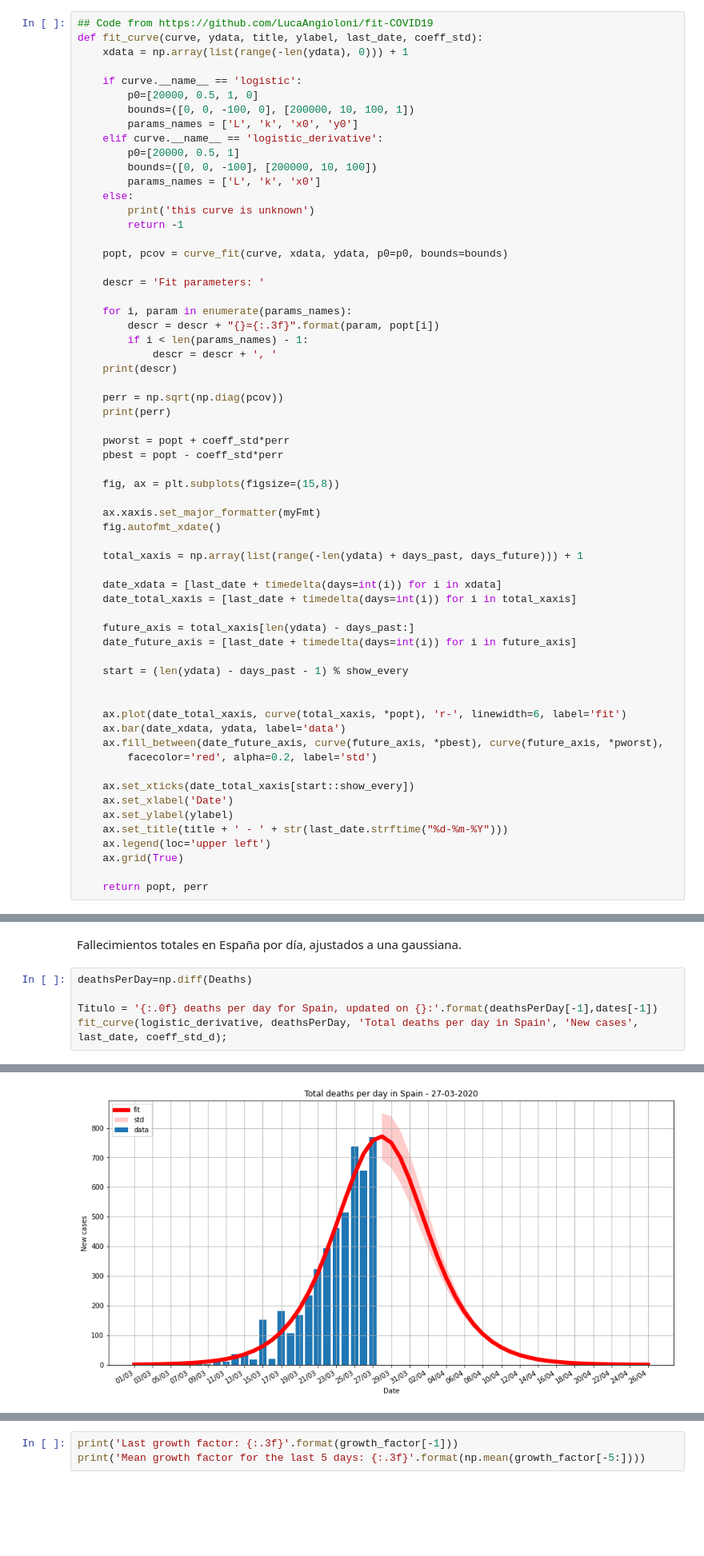
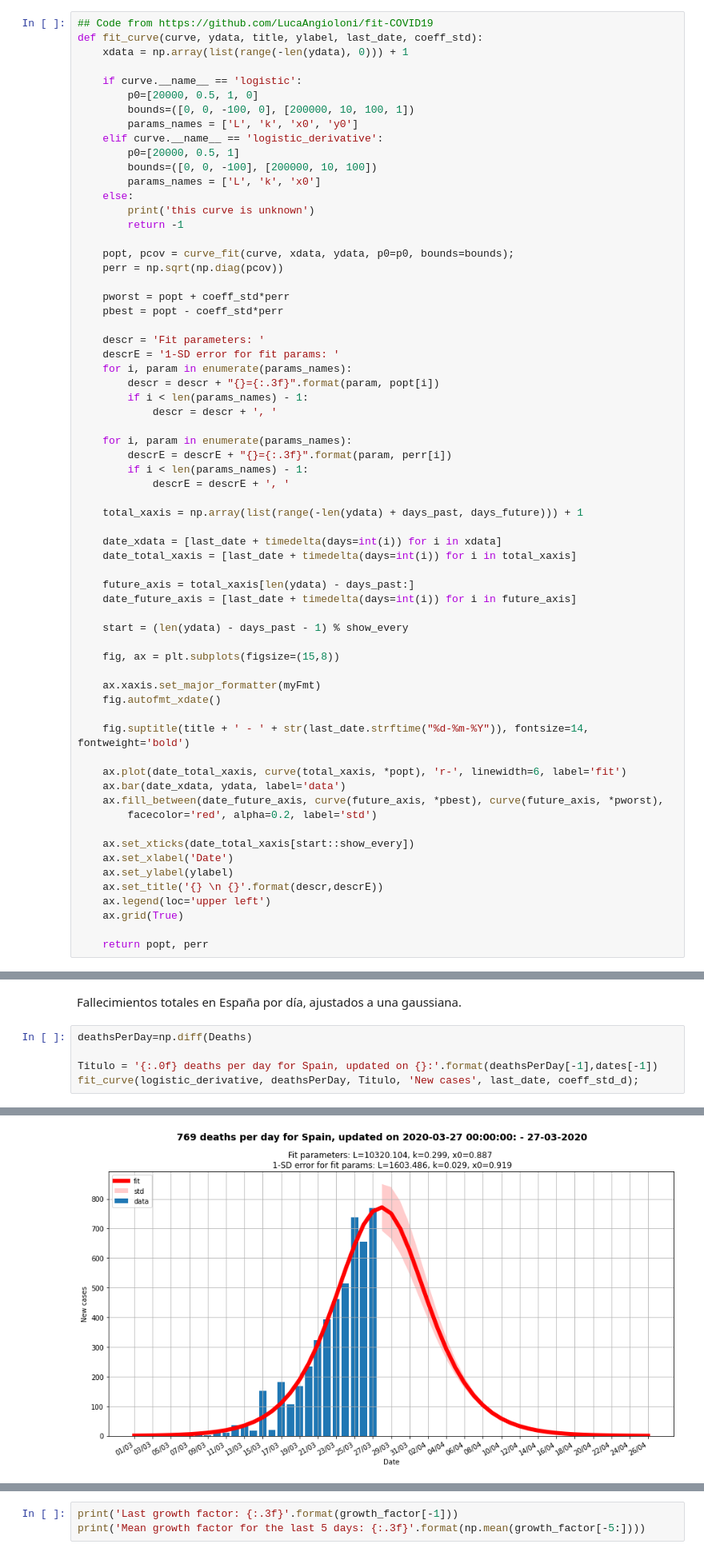
Before and after one commit to victorvicpal/COVID19_es, a Jupyter notebook: notebooks/FitDataToLogisticCurve.ipynb, the cells around one changed output, grey strips where cells are left out. Shown at 80% size. Cells and saved outputs as stored; diff of their text form; blank space fills up the shorter version.

Commit message:
updated FitDataToLogisticCurve

```diff
--- a/notebooks/FitDataToLogisticCurve.ipynb
+++ b/notebooks/FitDataToLogisticCurve.ipynb
@@ -81,26 +81,23 @@ def fit_curve(curve, ydata, title, ylabel, last_date, coeff_std):
         print('this curve is unknown')
         return -1
 
-    popt, pcov = curve_fit(curve, xdata, ydata, p0=p0, bounds=bounds)
+    popt, pcov = curve_fit(curve, xdata, ydata, p0=p0, bounds=bounds);
+    perr = np.sqrt(np.diag(pcov))
+
+    pworst = popt + coeff_std*perr
+    pbest = popt - coeff_std*perr
 
     descr = 'Fit parameters: '
-
+    descrE = '1-SD error for fit params: '
     for i, param in enumerate(params_names):
         descr = descr + "{}={:.3f}".format(param, popt[i])
         if i < len(params_names) - 1:
             descr = descr + ', '
-    print(descr)
 
-    perr = np.sqrt(np.diag(pcov))
-    print(perr)
-
-    pworst = popt + coeff_std*perr
-    pbest = popt - coeff_std*perr
-
-    fig, ax = plt.subplots(figsize=(15,8))
-
-    ax.xaxis.set_major_formatter(myFmt)
-    fig.autofmt_xdate()
+    for i, param in enumerate(params_names):
+        descrE = descrE + "{}={:.3f}".format(param, perr[i])
+        if i < len(params_names) - 1:
+            descrE = descrE + ', '
 
     total_xaxis = np.array(list(range(-len(ydata) + days_past, days_future))) + 1
 
@@ -112,6 +109,12 @@ def fit_curve(curve, ydata, title, ylabel, last_date, coeff_std):
 
     start = (len(ydata) - days_past - 1) % show_every
 
+    fig, ax = plt.subplots(figsize=(15,8))
+
+    ax.xaxis.set_major_formatter(myFmt)
+    fig.autofmt_xdate()
+
+    fig.suptitle(title + ' - ' + str(last_date.strftime("%d-%m-%Y")), fontsize=14, fontweight='bold')
 
     ax.plot(date_total_xaxis, curve(total_xaxis, *popt), 'r-', linewidth=6, label='fit')
     ax.bar(date_xdata, ydata, label='data')
@@ -121,7 +124,7 @@ def fit_curve(curve, ydata, title, ylabel, last_date, coeff_std):
     ax.set_xticks(date_total_xaxis[start::show_every])
     ax.set_xlabel('Date')
     ax.set_ylabel(ylabel)
-    ax.set_title(title + ' - ' + str(last_date.strftime("%d-%m-%Y")))
+    ax.set_title('{} \n {}'.format(descr,descrE))
     ax.legend(loc='upper left')
     ax.grid(True)
 
@@ -165,5 +163,5 @@ Fallecimientos totales en España por día, ajustados a una gaussiana.
 deathsPerDay=np.diff(Deaths)
 
 Titulo = '{:.0f} deaths per day for Spain, updated on {}:'.format(deathsPerDay[-1],dates[-1])
-fit_curve(logistic_derivative, deathsPerDay, 'Total deaths per day in Spain', 'New cases', last_date, coeff_std_d);
+fit_curve(logistic_derivative, deathsPerDay, Titulo, 'New cases', last_date, coeff_std_d);
 # %% [output]
@@ -172 +168 @@ Fit parameters: L=10320.104, k=0.299, x0=0.887
-[figure, old version]
+[figure, new version]
```
Also changed, not shown: parts of 25 cells of this notebook, 1 other file.
